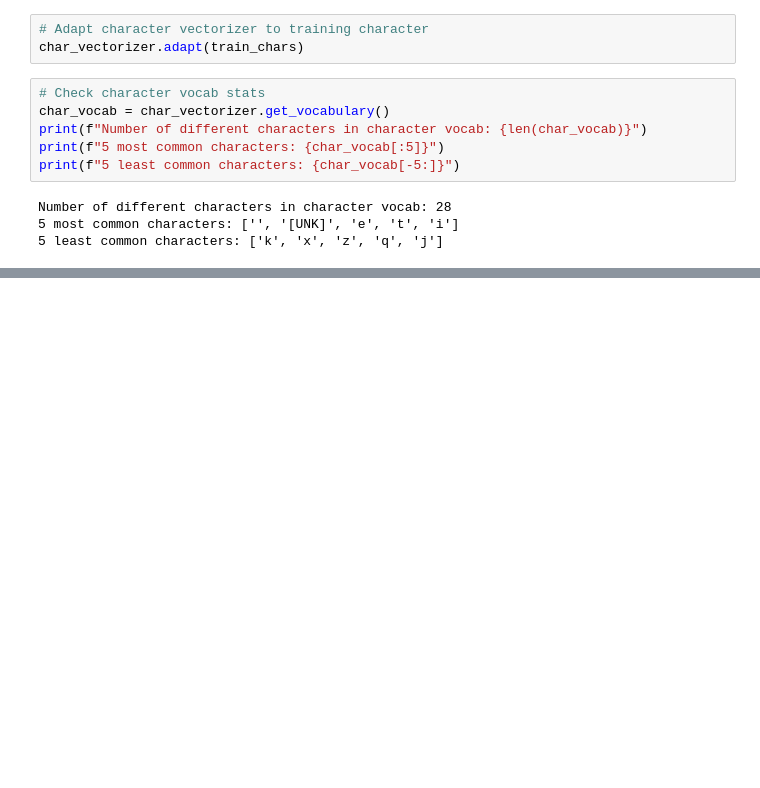
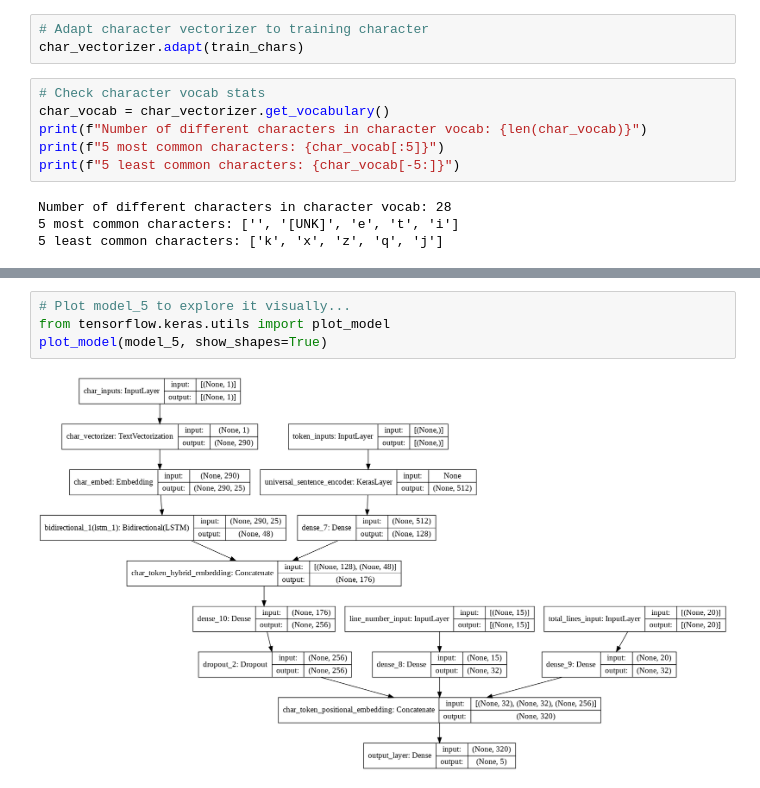
Before and after one commit to VishwasMore/SkimLit-Project, a Jupyter notebook: SkimLit.ipynb, the cells around one changed output, grey strips where cells are left out. Saved outputs shown, nothing was run; the diff lists cells and outputs as text; blank space fills up the shorter version.

```diff
--- a/SkimLit.ipynb
+++ b/SkimLit.ipynb
@@ -832,0 +1313,6 @@ Length of vectorized chars: 290
+# %%
+# Plot model_5 to explore it visually...
+from tensorflow.keras.utils import plot_model
+plot_model(model_5, show_shapes=True)
+# %% [output]
+[figure, added]
```
Also changed, not shown: parts of 75 cells of this notebook.
